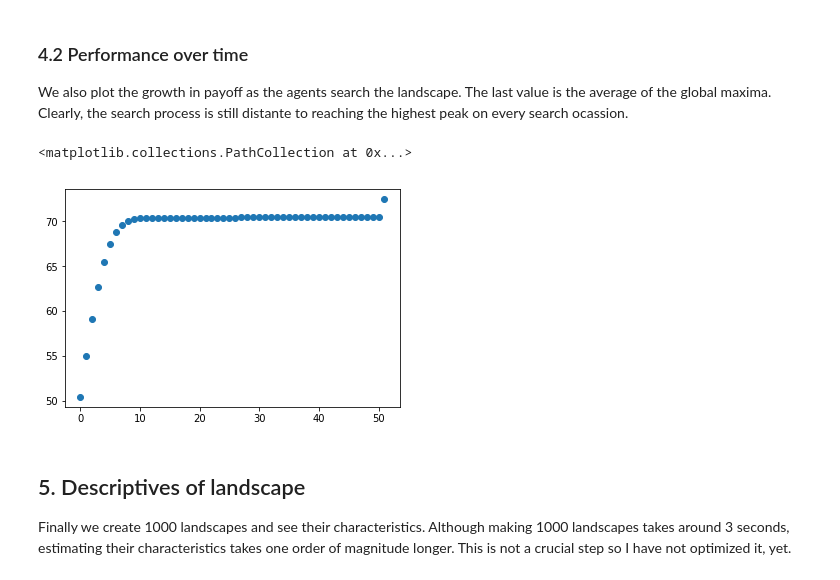
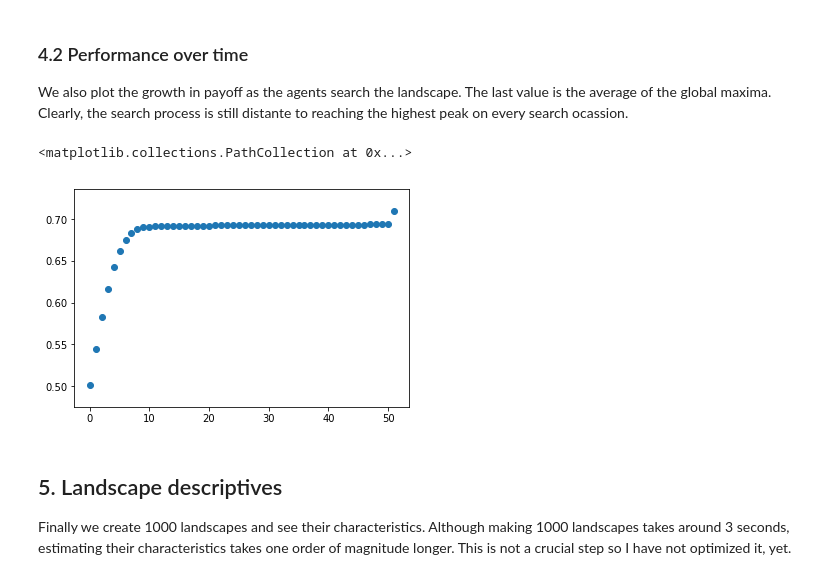
Before and after one commit to jparrieta/nk, a Jupyter notebook: levinthal.ipynb, the cells around one changed output. Drawn from its saved outputs; the diff is of its cells as text; code cells hidden in the pictures.

```diff
--- a/levinthal.ipynb
+++ b/levinthal.ipynb
@@ -212,25 +164,0 @@ Having the agent and the landscape it is turn to perform the simulation. For thi
-# %%
-def run_simulation(num_lands, num_reps, num_periods, Alice, Environment):
-    all_reached_max = []
-    all_num_steps = []
-    all_num_trials = []
-    all_payoffs = np.zeros(num_periods+2)
-    all_choices = np.zeros(num_periods+2)
-    for i in range(num_lands):
-        int_reached_max = 0
-        int_num_steps = 0
-        int_num_trials = 0
-        int_policy = []
-        Environment.reset()
-        for j in range(num_reps):
-            reached_max, n_step, n_trial, o_short, o_long = Alice.search(lands = Environment.lands, num_periods = num_periods)
-            int_reached_max += reached_max
-            int_num_steps += n_step
-            int_num_trials += n_trial
-            all_payoffs = np.add(all_payoffs, o_long.payoff)
-            int_policy.append(o_long.policy)
-        all_reached_max.append(int_reached_max)
-        all_num_steps.append(int_num_steps)
-        all_num_trials.append(int_num_trials)
-        for m in range(num_periods+2): all_choices[m] += len(set([choice_list[m] for choice_list in int_policy]))
-    return([all_reached_max, all_num_steps, all_num_trials, all_payoffs, all_choices])
@@ -242,8 +274,9 @@ Below we run the simulation once and show the steps followed by one agent while
 # %%
 # Simulation
 num_periods = 50
-num_reps = 100
+num_agents = 100
 num_lands = 100
+num_reps = 500
 # Agent
 long_jump = 0.1
 noise = 0.0 # no noise 0.0, low noise 0.01, high noise 0.025
@@ -251,12 +284,13 @@ start_pos = "Random" # "Minimum", "Random"
 # Landscape
 n = 10
 k = 1
-land_style = "Levinthal" # "Levinthal", "Rand_mat", "Rand_row"
+land_style = "Rand_row" # "Levinthal", "Rand_mat", "Rand_row"
 # %% [markdown]
 ## 2. Initialize agent and landscape
 # %%
 Environment = landscape(n,k, land_style)
 Alice = agent(long_jump = long_jump, start_pos = start_pos, noise = noise)
+Simulation = run_simulation(Environment)
 # %% [markdown]
 ## 3. Run simple search
 Below we show one search of the environment and the short output of the search
@@ -276,9 +309,9 @@ Additionally we run a simulation 1000 times to show the average form in which th
 # %%
 import time
 start_time = time.time()
-all_reached_max, all_num_steps, all_num_trials, all_payoffs, all_choices = run_simulation(num_lands, num_reps, num_periods, Alice, Environment)
-print("% of time global max is reached: " + str(100*sum(all_reached_max)/(num_reps*num_lands)))
-print("# of steps from start: " + str(sum(all_num_steps)/(num_reps*num_lands)))
-print("# of periods to find global max: " + str(sum(all_num_trials)/(num_reps*num_lands)))
-print("Computation time: "+ str(round(time.time()-start_time,2)))
+reached_max, num_steps, num_trials, payoffs, choices = Simulation.search(num_lands, num_agents, num_periods, Alice)
+print("% of time global max is reached: " + str(100*sum(reached_max)/(num_agents*num_lands)))
+print("# of steps from start: " + str(sum(num_steps)/(num_agents*num_lands)))
+print("# of periods to find global max: " + str(sum(num_trials)/(num_agents*num_lands)))
+print("Computation time: " + str(round(time.time()-start_time,2)) + " s")
 # %% [output]
@@ -298,11 +331,11 @@ plt.scatter(range(num_periods+2), 100*all_choices[:num_periods+2]/(num_lands*num
 ### 4.2 Performance over time
 We also plot the growth in payoff as the agents search the landscape. The last value is the average of the global maxima. Clearly, the search process is still distante to reaching the highest peak on every search ocassion.
 # %%
-plt.scatter(range(num_periods+2), 100*(all_payoffs[:num_periods+2])/(num_lands*num_reps))
+plt.scatter(range(num_periods+2), payoffs[:num_periods+2]/(num_lands*num_agents))
 # %% [output]
 <matplotlib.collections.PathCollection at 0x...>
-[figure, old version]
+[figure, new version]
 # %% [markdown]
-## 5. Descriptives of landscape
+## 5. Landscape descriptives
 
 Finally we create 1000 landscapes and see their characteristics. Although making 1000 landscapes takes around 3 seconds, estimating their characteristics takes one order of magnitude longer. This is not a crucial step so I have not optimized it, yet.
```
Also changed, not shown: parts of 25 cells of this notebook.
